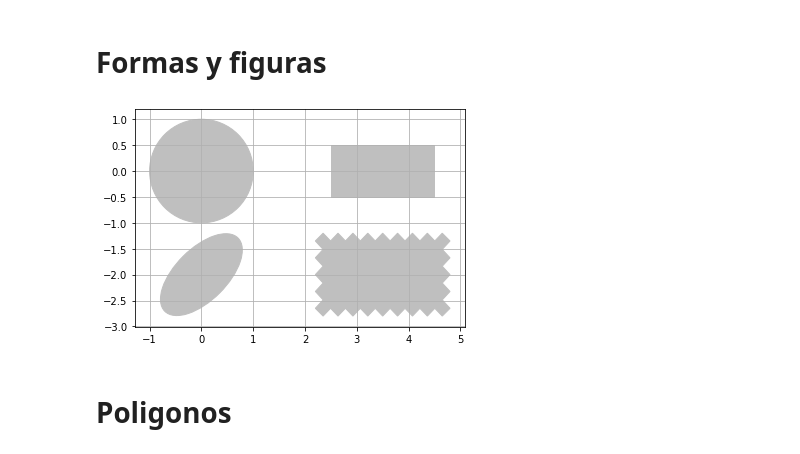
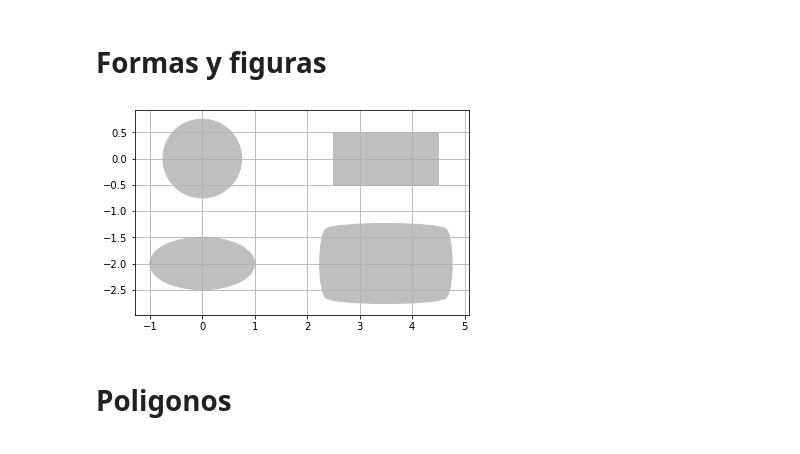
Before and after one commit to OrvizarHub/MathPlotLib, a Jupyter notebook: capitulo03/Anotaciones 01.ipynb, the cells around one changed output. Drawn from its saved outputs; the diff is of its cells as text; code cells hidden in the pictures.

```diff
--- a/capitulo03/Anotaciones 01.ipynb
+++ b/capitulo03/Anotaciones 01.ipynb
@@ -145,25 +142,25 @@ plt.show()
 # %%
 import matplotlib.patches as patches
 import matplotlib.pyplot as plt
-# Circle
-shape = patches.Circle((0, 0), radius = 1., color = '.75')
-plt.gca().add_patch(shape)
-# Rectangle
-shape = patches.Rectangle((2.5, -.5), 2., 1., color = '.75')
-plt.gca().add_patch(shape)
-# Ellipse
-shape = patches.Ellipse((0, -2.), 2., 1., angle = 45., color =    '.75')
-plt.gca().add_patch(shape)
-# Fancy box
-shape = patches.FancyBboxPatch((2.5, -2.5), 2., 1., boxstyle ='sawtooth', color = '.75')
+# circulo
+forma = patches.Circle((0, 0), radius = 0.75, color = '.75')
+plt.gca().add_patch(forma)
+# Rectangulo
+forma = patches.Rectangle((2.5, -.5), 2., 1., color = '.75')
+plt.gca().add_patch(forma)
+# Elipse
+forma = patches.Ellipse((0, -2.), 2., 1., angle = 0, color =    '.75')
+plt.gca().add_patch(forma)
+# Caja ESPECIAL
+forma = patches.FancyBboxPatch((2.5, -2.5), 2., 1., boxstyle ='round4', color = '.75')
 #(either 'larrow', 'rarrow', 'round', 'round4', 'roundtooth', 'sawtooth',or 'square')
-plt.gca().add_patch(shape)
-# Display all
+plt.gca().add_patch(forma)
+# mostrar todos
 plt.grid(True)
 plt.axis('scaled')
 plt.show()
 # %% [output]
-[figure, old version]
+[figure, new version]
 # %% [markdown]
 # Poligonos
 # %%
```
Also changed, not shown: parts of 17 cells of this notebook, 1 other file.
